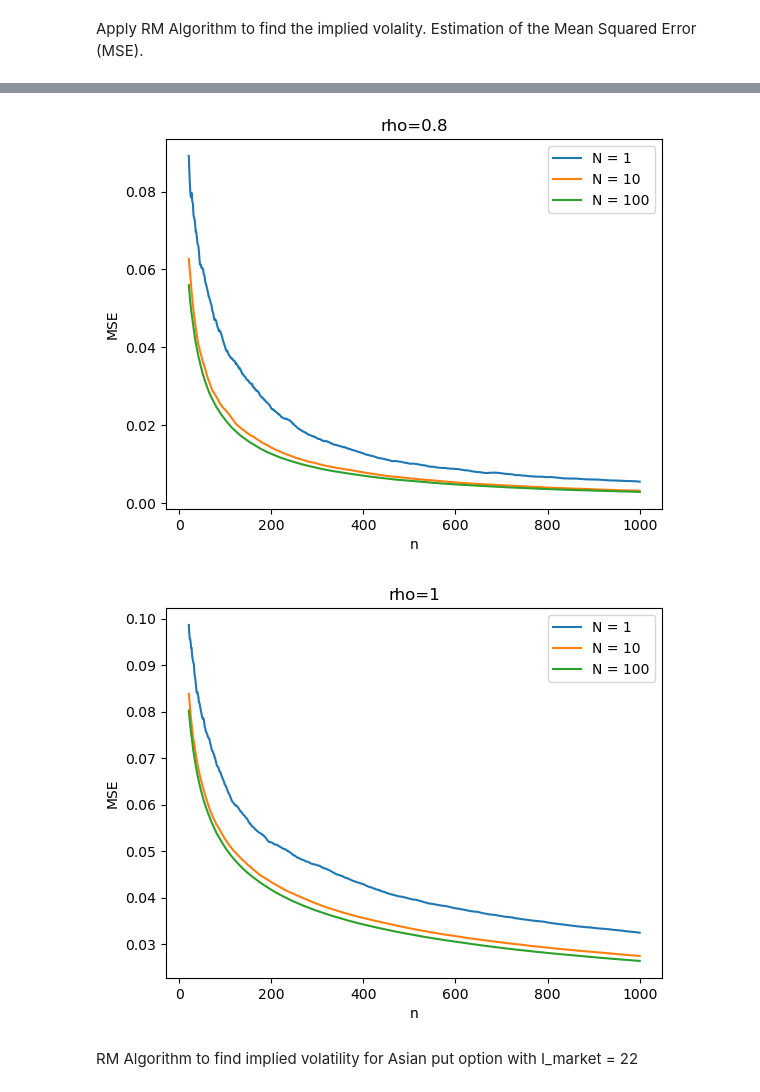
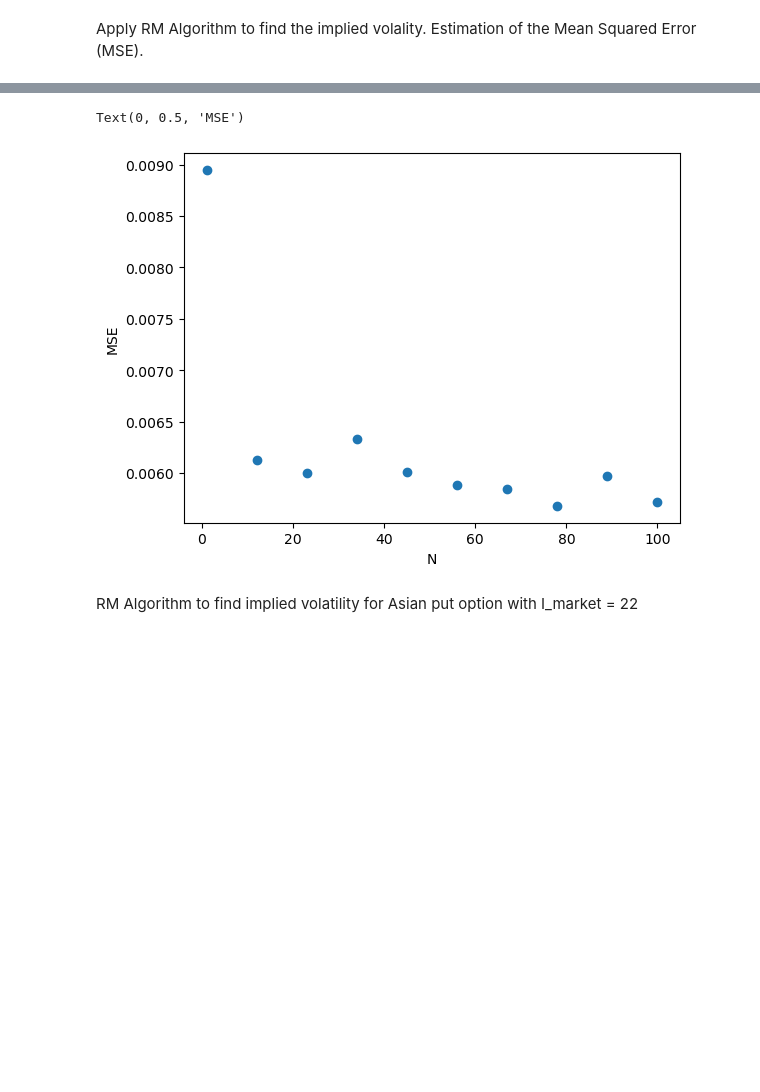
Before and after one commit to Drykx/Monte-Carlo-Project, a Jupyter notebook: EuropeanOptions.ipynb, the cells around one changed output, grey strips where cells are left out. Saved outputs shown, nothing was run; the diff lists cells and outputs as text; code cells hidden in the pictures; blank space fills up the shorter version.

```diff
--- a/EuropeanOptions.ipynb
+++ b/EuropeanOptions.ipynb
@@ -93,24 +141,22 @@ Apply RM Algorithm to find the implied volality. Estimation of the Mean Squared
 # %%
-n = 1000
+n = 500
 iterations = 100
 K, S0, r, T, I_market = 120, 100, 0.05, 0.2, 22
-for rho in [0.8,1]:
-    plt.figure()
-    plt.title('rho=' + str(rho))
-    for N in [1,10,100]:
-        # Estimate expectation of MSE
-        all_sigma_estim = np.empty((iterations,), dtype=np.ndarray)
-        for i in range(iterations):
-            all_sigma_estim[i] = RM_European(n, N, rho, K, S0, T, r, I_market)
-        MSE = np.mean((all_sigma_estim - sigma_opt)**2, axis=0)
-
-        plt.plot(np.arange(21, n+1), MSE[20:], label='N = ' + str(N))
-    plt.legend()
-    plt.xlabel('n')
-    plt.ylabel('MSE')
+rho = 0.8
+Ns = np.linspace(1, 100, 10)
+MSE = np.empty((len(Ns),))
+for j, N in enumerate(Ns):
+    # Estimate expectation of MSE
+    all_sigma_estim = np.empty((iterations,))
+    for i in range(iterations):
+        all_sigma_estim[i] = RM_European(n, int(N), rho, K, S0, T, r, I_market)[-1]
+    MSE[j] = np.mean((all_sigma_estim - sigma_opt)**2)
+plt.scatter(Ns, MSE)
+plt.xlabel('N')
+plt.ylabel('MSE')
 # %% [output]
+Text(0, 0.5, 'MSE')
-[figure, old version]
+[figure, new version]
-[figure, removed]
 # %% [markdown]
 RM Algorithm to find implied volatility for Asian put option with I_market = 22
 # %%
```
Also changed, not shown: parts of 8 cells of this notebook, 5 other files.
